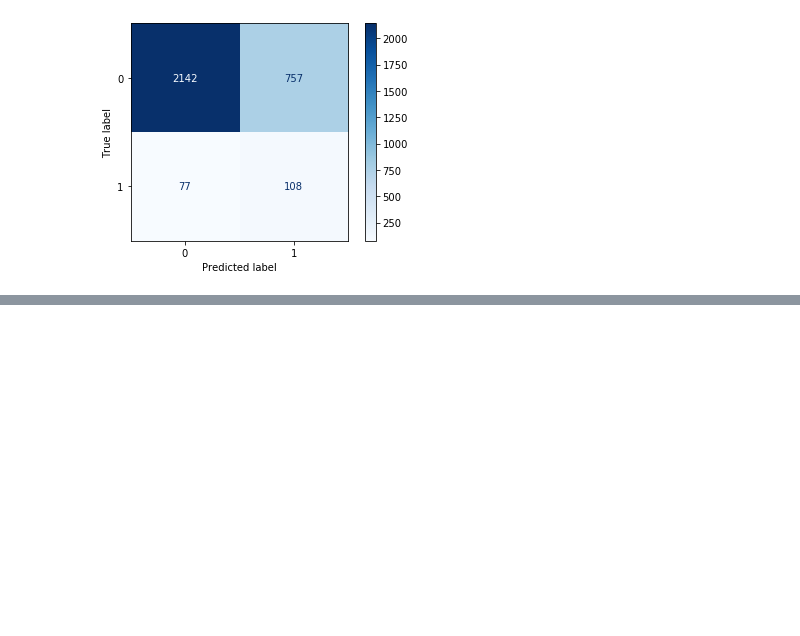
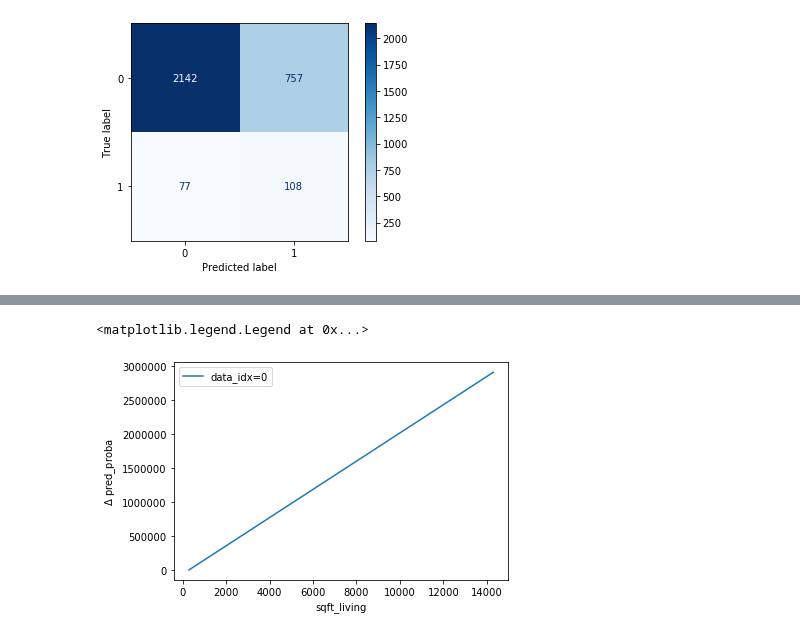
Before and after one commit to LamuneGitHub/A001_Python_Test, a Jupyter notebook: S23x_기계학습.ipynb, the cells around one changed output, grey strips where cells are left out. Saved outputs shown, nothing was run; the diff lists cells and outputs as text; code cells hidden in the pictures; blank space fills up the shorter version.

```diff
--- a/S23x_기계학습.ipynb
+++ b/S23x_기계학습.ipynb
@@ -1055,0 +1147,33 @@ ROC-AUC: 0.7724816572350205
+# %%
+def get_ice_plot_data_4_reg(data, data_index, target_feature, target_feature_range, model):
+    one_datapoint = data.iloc[[data_index]].copy()
+    results = []
+
+    for target_value in target_feature_range:
+        one_datapoint[target_feature] = target_value
+        one_datapoint_pred_proba = model.predict(one_datapoint)
+        results.append(one_datapoint_pred_proba.item())
+    results = np.array(results)
+    return target_feature_range, results - results[0]
+
+
+target_feature = "sqft_living"
+from numpy import arange
+step = 1000
+target_feature_range = arange(df_tmp["sqft_living"].min(), df_tmp["sqft_living"].max() + step, step)
+for data_index in [0]:
+    plt.plot(
+        *get_ice_plot_data_4_reg(
+            df_tmp, data_index, target_feature, target_feature_range
+            ,multiple_ols
+        ),
+        label=f"data_idx={data_index}",
+    )
+    # print ( *get_ice_plot_data(X_val_encoded, data_index, target_feature, target_feature_range)  )
+
+plt.xlabel(target_feature)
+plt.ylabel("$\Delta$ pred_proba")
+plt.legend()
+# %% [output]
+<matplotlib.legend.Legend at 0x...>
+[figure, added]
```
Also changed, not shown: parts of 3 cells of this notebook.
